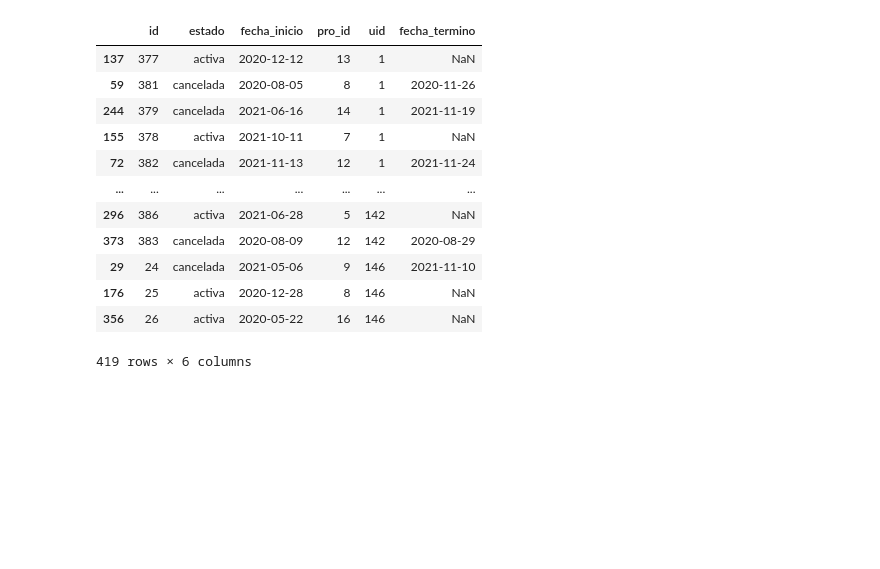
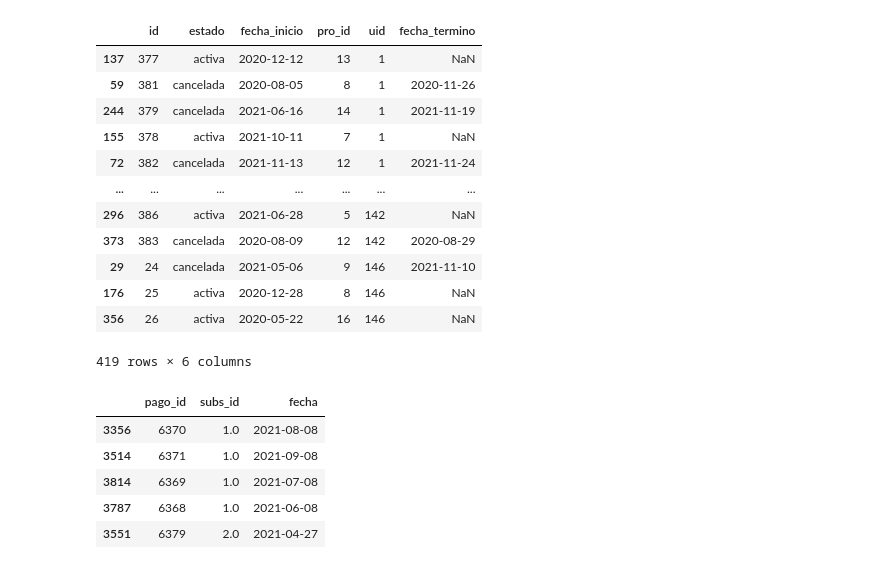
Before and after one commit to alvaroooooo/BDDGrupo11, a Jupyter notebook: datos/Datos BDD.ipynb, the cells around one changed output. Saved outputs shown, nothing was run; the diff lists cells and outputs as text; code cells hidden in the pictures; blank space fills up the shorter version.

```diff
--- a/datos/Datos BDD.ipynb
+++ b/datos/Datos BDD.ipynb
@@ -212,0 +215,11 @@ df_usuarios = df_usuarios.rename(columns={"id":"uid"}).sort_values(by="uid")
+# %%
+df_pago_subscripcion = df_pagos[df_pagos["subs_id"].notnull()].sort_values(by="subs_id")[["pago_id","subs_id","fecha"]]
+#df_pago_subscripcion.to_csv(folder+"20)pago_subs.csv", index=False)
+df_pago_subscripcion.head()
+# %% [output]
+|  | pago_id | subs_id | fecha |
+| 3356 | 6370 | 1.0 | 2021-08-08 |
+| 3514 | 6371 | 1.0 | 2021-09-08 |
+| 3814 | 6369 | 1.0 | 2021-07-08 |
+| 3787 | 6368 | 1.0 | 2021-06-08 |
+| 3551 | 6379 | 2.0 | 2021-04-27 |
```
Also changed, not shown: parts of 9 cells of this notebook, 4 other files.
